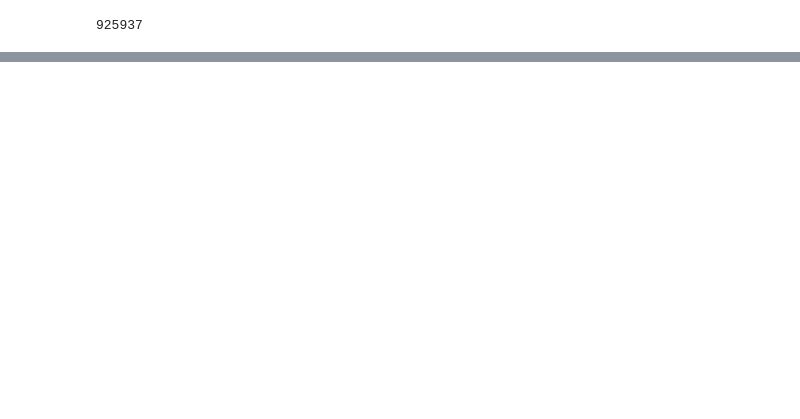
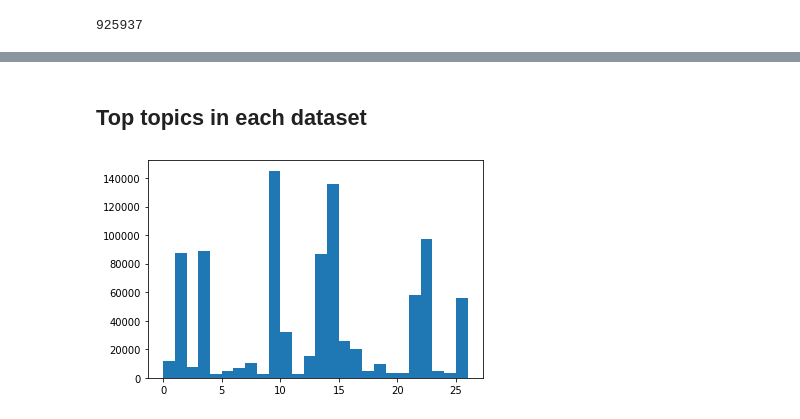
Before and after one commit to SourabhChakraborty/undergrad_thesis, a Jupyter notebook: lda.ipynb, the cells around one changed output, grey strips where cells are left out. Saved outputs shown, nothing was run; the diff lists cells and outputs as text; code cells hidden in the pictures; blank space fills up the shorter version.

```diff
--- a/lda.ipynb
+++ b/lda.ipynb
@@ -148,6 +22,0 @@ for i in range(10):
-# %%
-top_topic_by_doc = []
-
-for doc in politics_corpus:
-    topic_list_doc = sorted(politics_ldamodel[doc], key = lambda x : x[1], reverse = True)
-    top_topic_by_doc.append(topic_list_doc[0][0])
@@ -188,0 +76,2 @@ politics_corpus_auth = [politics_dictionary.doc2bow(text) for text in politics_t
+# %% [markdown]
+## Top topics in each dataset
@@ -189,3 +84,8 @@ politics_corpus_auth = [politics_dictionary.doc2bow(text) for text in politics_t
+# %%
+plt.hist(top_topic_by_doc, bins = list(range(27)))
+plt.show()
+# %% [output]
+[figure, added]
 # %%
 top_topic_by_doc_auth = []
 
```
Also changed, not shown: parts of 53 cells of this notebook, 2 other files.
